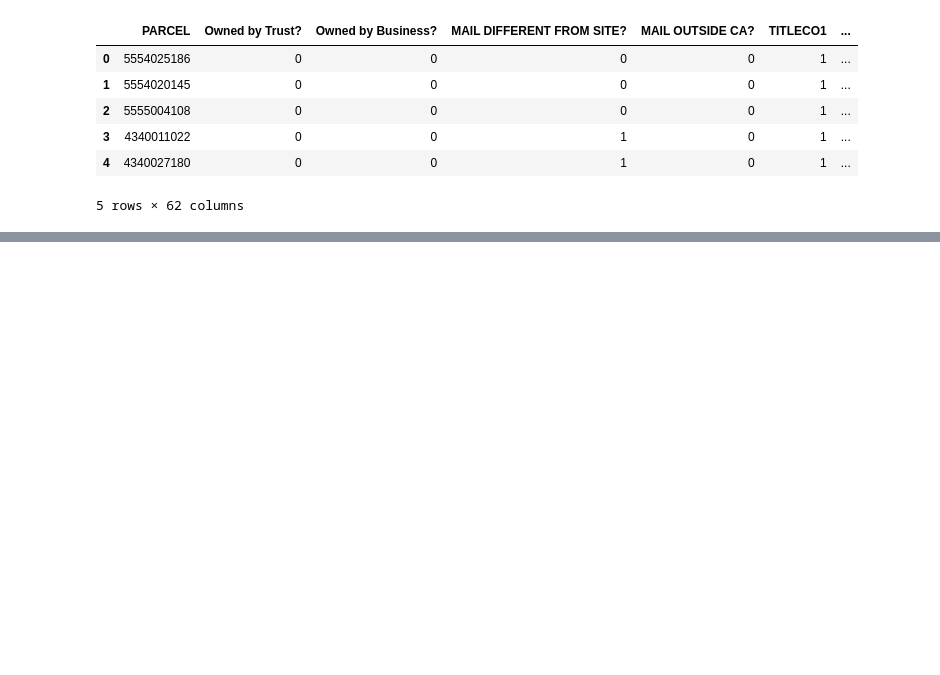
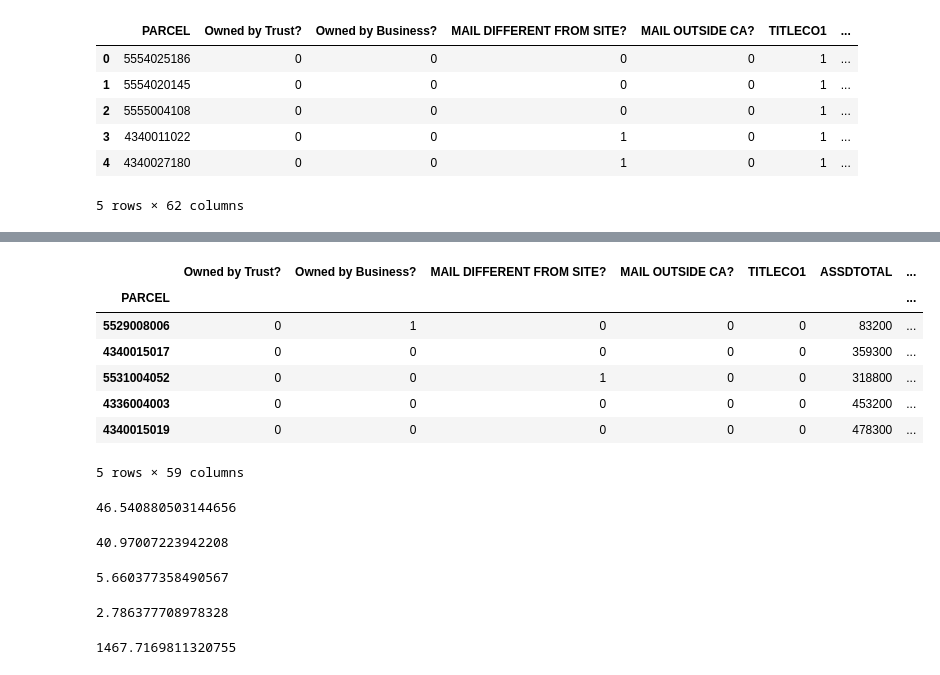
Before and after one commit to mhorstman/Final_Project_Team_1, a Jupyter notebook: Neighborhood_Supervised_Learning/West_Hollywood_Supervised_Learning.ipynb, the cells around one changed output, grey strips where cells are left out. Drawn from its saved outputs; the diff is of its cells as text; code cells hidden in the pictures; blank space fills up the shorter version.

```diff
--- a/Neighborhood_Supervised_Learning/West_Hollywood_Supervised_Learning.ipynb
+++ b/Neighborhood_Supervised_Learning/West_Hollywood_Supervised_Learning.ipynb
@@ -428,0 +710,38 @@ West_Hollywood_Results_Condos_df.to_csv('West_Hollywood_Results_Condos.csv')
+# %%
+West_Hollywood_NonSellers_df = West_Hollywood_df[West_Hollywood_df['Did it sell?'] == 0]
+West_Hollywood_NonSellers_df.head()
+# %% [output]
+|  | Owned by Trust? | Owned by Business? | MAIL DIFFERENT FROM SITE? | MAIL OUTSIDE CA? | TITLECO1 | ASSDTOTAL | ... |
+| PARCEL |  |  |  |  |  |  | ... |
+| 5529008006 | 0 | 1 | 0 | 0 | 0 | 83200 | ... |
+| 4340015017 | 0 | 0 | 0 | 0 | 0 | 359300 | ... |
+| 5531004052 | 0 | 0 | 1 | 0 | 0 | 318800 | ... |
+| 4336004003 | 0 | 0 | 0 | 0 | 0 | 453200 | ... |
+| 4340015019 | 0 | 0 | 0 | 0 | 0 | 478300 | ... |
+5 rows × 59 columns
+# %%
+# Mail different from Site
+
+sum(West_Hollywood_Sellers_df['MAIL DIFFERENT FROM SITE?'] == 1) / len(West_Hollywood_Sellers_df['MAIL DIFFERENT FROM SITE?']) * 100
+# %% [output]
+46.540880503144656
+# %%
+sum(West_Hollywood_NonSellers_df['MAIL DIFFERENT FROM SITE?'] == 1) / len(West_Hollywood_NonSellers_df['MAIL DIFFERENT FROM SITE?']) * 100
+# %% [output]
+40.97007223942208
+# %%
+# Mail outside California?
+
+sum(West_Hollywood_Sellers_df['MAIL OUTSIDE CA?'] == 1) / len(West_Hollywood_Sellers_df['MAIL OUTSIDE CA?']) * 100
+# %% [output]
+5.660377358490567
+# %%
+sum(West_Hollywood_NonSellers_df['MAIL OUTSIDE CA?'] == 1) / len(West_Hollywood_NonSellers_df['MAIL OUTSIDE CA?']) * 100
+# %% [output]
+2.786377708978328
+# %%
+# Property Size
+
+West_Hollywood_Sellers_df['TOTALSF'].mean()
+# %% [output]
+1467.7169811320755
```
Also changed, not shown: parts of 93 cells of this notebook, 4 other files.
